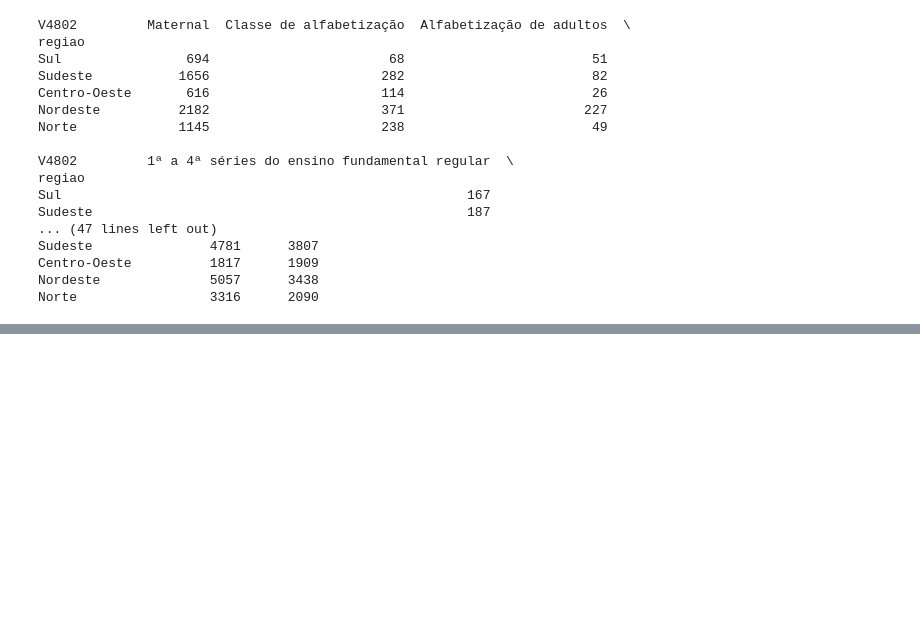
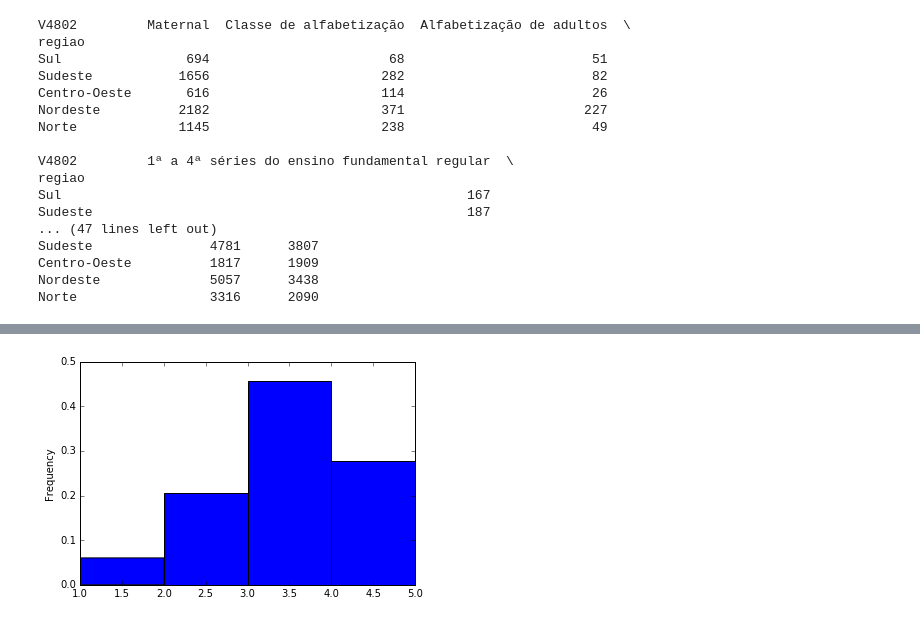
Before and after one commit to vinicius-insper/CD, a Jupyter notebook: aula2/Aula02 Atividade Variáveis Qualitativas com PNAD.ipynb, the cells around one changed output, grey strips where cells are left out. Saved outputs shown, nothing was run; the diff lists cells and outputs as text; code cells hidden in the pictures; blank space fills up the shorter version.

```diff
--- a/aula2/Aula02 Atividade Variáveis Qualitativas com PNAD.ipynb
+++ b/aula2/Aula02 Atividade Variáveis Qualitativas com PNAD.ipynb
@@ -323,0 +395,4 @@ Conclusao:
+# %%
+plot2 = dados.Horas_Trabalhadas.plot.hist(bins = faixa_horas, normed = 1)
+# %% [output]
+[figure, added]
```
Also changed, not shown: parts of 10 cells of this notebook.
